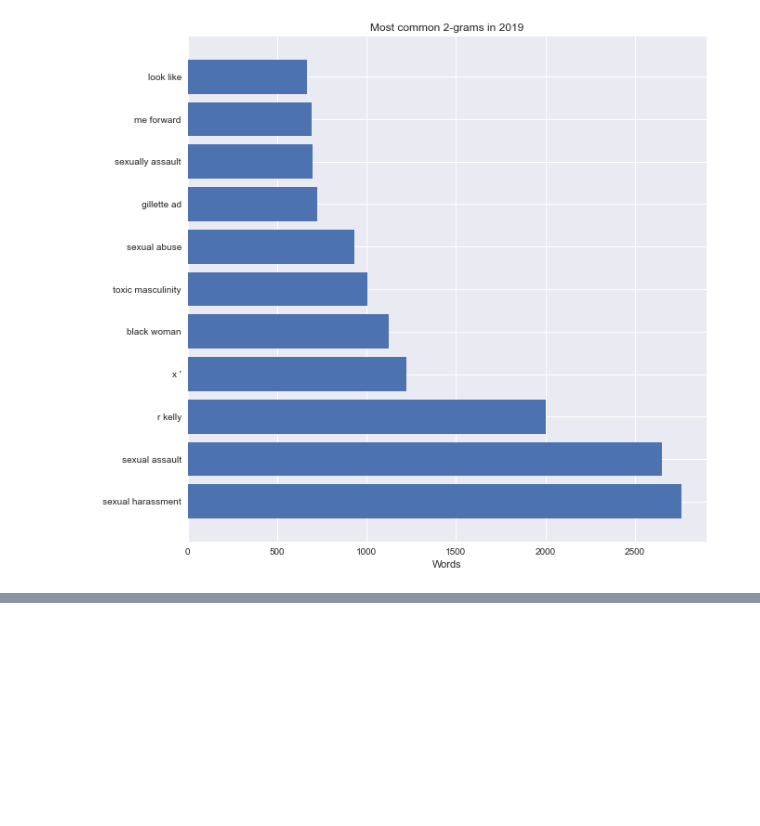
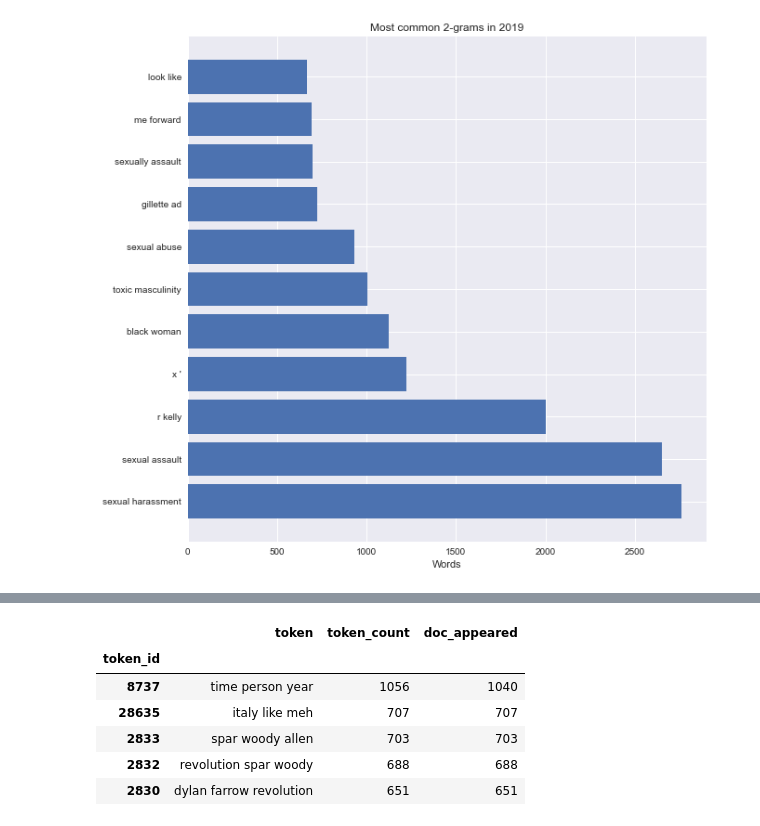
Before and after one commit to shilpakancharla/metoo-classification, a Jupyter notebook: Exploration.ipynb, the cells around one changed output, grey strips where cells are left out. Drawn from its saved outputs; the diff is of its cells as text; code cells hidden in the pictures; blank space fills up the shorter version.

```diff
--- a/Exploration.ipynb
+++ b/Exploration.ipynb
@@ -493,0 +551,12 @@ Text(0.5, 1.0, 'Most common 2-grams in 2019')
+# %%
+token_2017_3_gram = get_token_frequency(df_2017_3_grams['3 grams'])
+token_2017_3_gram = token_2017_3_gram.sort_values(by = 'token_count', ascending = False)
+token_2017_3_gram.head(5)
+# %% [output]
+|  | token | token_count | doc_appeared |
+| token_id |  |  |  |
+| 8737 | time person year | 1056 | 1040 |
+| 28635 | italy like meh | 707 | 707 |
+| 2833 | spar woody allen | 703 | 703 |
+| 2832 | revolution spar woody | 688 | 688 |
+| 2830 | dylan farrow revolution | 651 | 651 |
```
Also changed, not shown: parts of 12 cells of this notebook.
